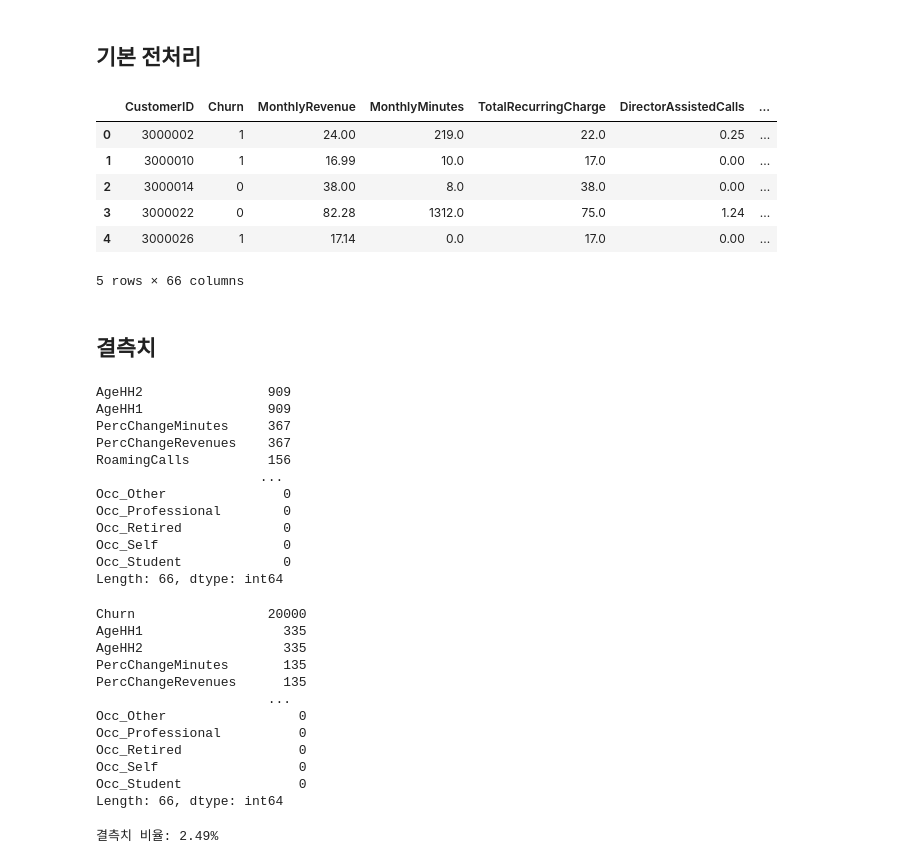
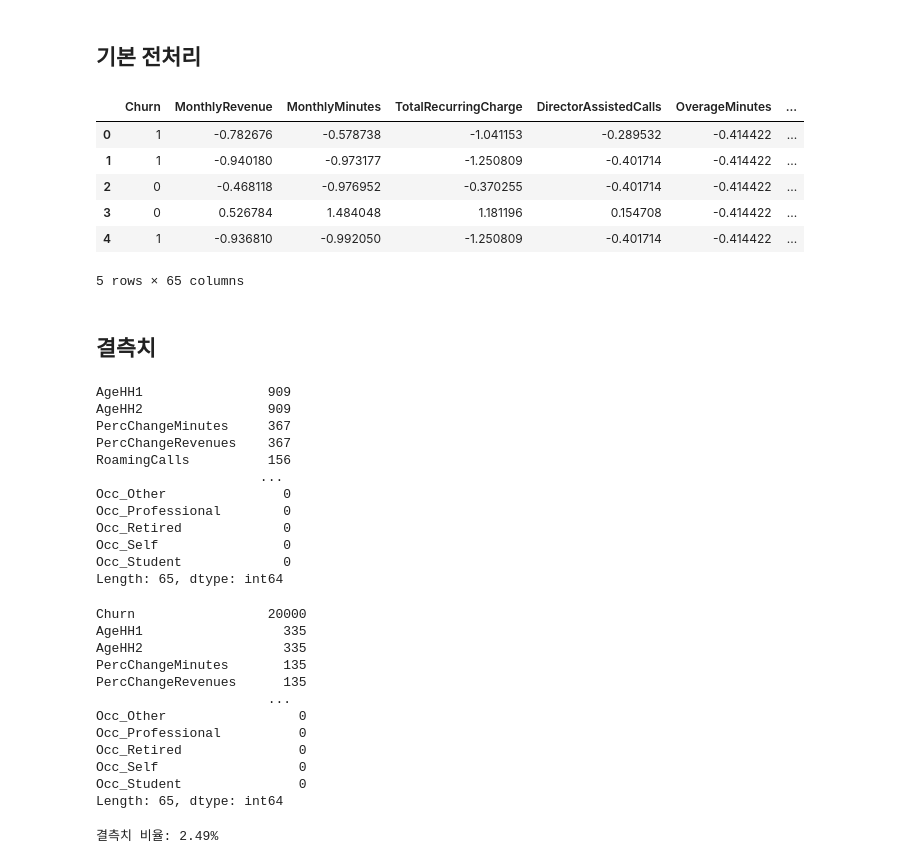
Before and after one commit to SKNETWORKS-FAMILY-AICAMP/SKN24-2nd-6Team, a Jupyter notebook: notebook/preprocess/preprocess(DoNotUse).ipynb, the cells around one changed output. Cells and saved outputs as stored; diff of their text form; code cells hidden in the pictures.

Commit message:
fix: 전처리에 스케일링 추가

```diff
--- a/notebook/preprocess/preprocess.ipynb
+++ b/notebook/preprocess/preprocess(DoNotUse).ipynb
@@ -7,6 +8,7 @@ import pandas as pd
 ### 데이터 호출
 # %%
 _ROOT_DIR = "./../../"
+scaler = StandardScaler()
 # %%
 # data call
 # 기본 전처리는 train, test 모두에 적용
@@ -160,6 +162,17 @@ Column: MaritalStatus, Unique Values: ['No' 'Yes' 'Unknown']
 - 그 외 범주형에는 인코딩 필요
 # %% [markdown]
 ## 기본 전처리
+# %%
+# 인코딩 전, 수치형 값들 스케일링
+def scale_numeric_columns(train_df, test_df, scaler):
+    numeric_cols = train_df.select_dtypes(include=['number']).columns.tolist()
+    if 'CustomerID' in numeric_cols:
+        numeric_cols.remove('CustomerID')
+
+    train_df[numeric_cols] = scaler.fit_transform(train_df[numeric_cols])
+    test_df[numeric_cols] = scaler.transform(test_df[numeric_cols])
+
+    return train_df, test_df, scaler
 # %%
 # Churn (Yes/No) -> 1/0
 # test_df에는 churn이 NaN로 되어있음, 수정 불필요
@@ -196,6 +209,13 @@ def preprocess_encoding(train_df, test_df):
     test_df = pd.get_dummies(test_df, columns=['PrizmCode', 'Occupation'], prefix=['Prizm', 'Occ'], dtype=int)
 
     return train_df, test_df
+# %%
+# CustomerID 제거
+def preprocess_customerID(train_df, test_df):
+    train_df = train_df.drop(columns=['CustomerID'])
+    test_df = test_df.drop(columns=['CustomerID'])
+
+    return train_df, test_df
 # %%
 # Service area 제거
 # 비슷한 값을 가지고 있는 PrizmCode가 존재
@@ -213,32 +233,34 @@ def preprocess_home_ownership(train_df, test_df):
 
     return train_df, test_df
 # %%
-def preprocess(train_df, test_df):
+def preprocess(train_df, test_df, scaler):
     # Churn 전처리
+    train_df, test_df, scaler = scale_numeric_columns(train_df, test_df, scaler)
     train_df = preprocess_churn(train_df)
+    train_df, test_df = preprocess_customerID(train_df, test_df)
     train_df, test_df = preprocess_encoding(train_df, test_df)
     train_df, test_df = preprocess_service_area(train_df, test_df)
     train_df, test_df = preprocess_home_ownership(train_df, test_df)
 
-    return train_df, test_df
+    return train_df, test_df, scaler
 # %%
-train_df, test_df = preprocess(train_df, test_df)
+train_df, test_df, scaler = preprocess(train_df, test_df, scaler)
 train_df.head()
 # %% [output]
-|  | CustomerID | Churn | MonthlyRevenue | MonthlyMinutes | TotalRecurringCharge | DirectorAssistedCalls | ... |
-| 0 | 3000002 | 1 | 24.00 | 219.0 | 22.0 | 0.25 | ... |
-| 1 | 3000010 | 1 | 16.99 | 10.0 | 17.0 | 0.00 | ... |
-| 2 | 3000014 | 0 | 38.00 | 8.0 | 38.0 | 0.00 | ... |
-| 3 | 3000022 | 0 | 82.28 | 1312.0 | 75.0 | 1.24 | ... |
-| 4 | 3000026 | 1 | 17.14 | 0.0 | 17.0 | 0.00 | ... |
+|  | Churn | MonthlyRevenue | MonthlyMinutes | TotalRecurringCharge | DirectorAssistedCalls | OverageMinutes | ... |
+| 0 | 1 | -0.782676 | -0.578738 | -1.041153 | -0.289532 | -0.414422 | ... |
+| 1 | 1 | -0.940180 | -0.973177 | -1.250809 | -0.401714 | -0.414422 | ... |
+| 2 | 0 | -0.468118 | -0.976952 | -0.370255 | -0.401714 | -0.414422 | ... |
+| 3 | 0 | 0.526784 | 1.484048 | 1.181196 | 0.154708 | -0.414422 | ... |
+| 4 | 1 | -0.936810 | -0.992050 | -1.250809 | -0.401714 | -0.414422 | ... |
-5 rows × 66 columns
+5 rows × 65 columns
 # %% [markdown]
 ## 결측치
 # %%
 train_df.isnull().sum().sort_values(ascending=False)
 # %% [output]
+AgeHH1                909
 AgeHH2                909
-AgeHH1                909
 PercChangeMinutes     367
 PercChangeRevenues    367
 RoamingCalls          156
@@ -248,7 +270,7 @@ Occ_Professional        0
 Occ_Retired             0
 Occ_Self                0
 Occ_Student             0
-Length: 66, dtype: int64
+Length: 65, dtype: int64
 # %%
 test_df.isnull().sum().sort_values(ascending=False)
 # %% [output]
@@ -263,7 +285,7 @@ Occ_Professional          0
 Occ_Retired               0
 Occ_Self                  0
 Occ_Student               0
-Length: 66, dtype: int64
+Length: 65, dtype: int64
 # %%
 # train_df의 결측치를 하나라도 가지고 있는 행의 수
 missing_rows = train_df.isnull().any(axis=1).sum()
```
Also changed, not shown: parts of 8 cells of this notebook, 3 other files.
